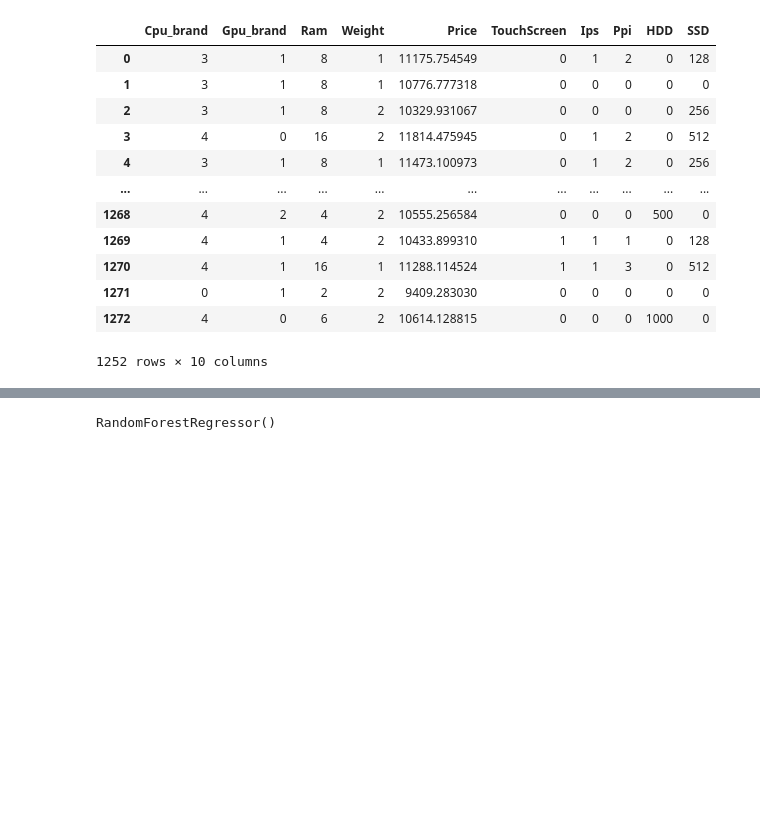
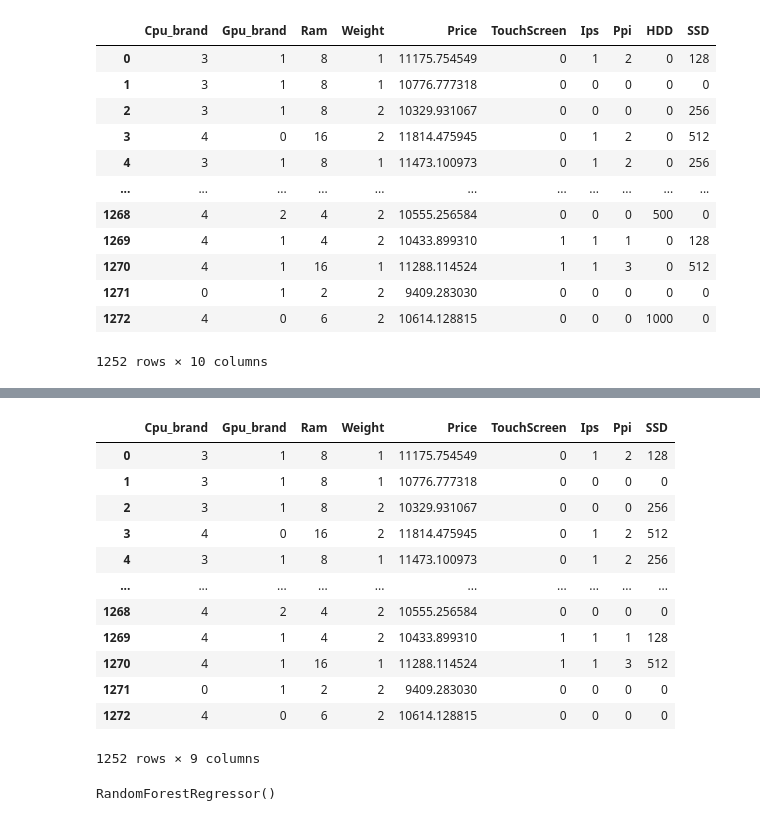
Before and after one commit to Ansh-0/Laptop_Price_Predictor, a Jupyter notebook: laptop_price_predictor.ipynb, the cells around one changed output, grey strips where cells are left out. Cells and saved outputs as stored; diff of their text form; code cells hidden in the pictures; blank space fills up the shorter version.

Commit message:
removed a column

```diff
--- a/laptop_price_predictor.ipynb
+++ b/laptop_price_predictor.ipynb
@@ -226,3 +240,20 @@ complete_df
+# %%
+complete_df = complete_df.drop('HDD', axis=1)
+complete_df
+# %% [output]
+|  | Cpu_brand | Gpu_brand | Ram | Weight | Price | TouchScreen | Ips | Ppi | SSD |
+| 0 | 3 | 1 | 8 | 1 | 11175.754549 | 0 | 1 | 2 | 128 |
+| 1 | 3 | 1 | 8 | 1 | 10776.777318 | 0 | 0 | 0 | 0 |
+| 2 | 3 | 1 | 8 | 2 | 10329.931067 | 0 | 0 | 0 | 256 |
+| 3 | 4 | 0 | 16 | 2 | 11814.475945 | 0 | 1 | 2 | 512 |
+| 4 | 3 | 1 | 8 | 1 | 11473.100973 | 0 | 1 | 2 | 256 |
+| ... | ... | ... | ... | ... | ... | ... | ... | ... | ... |
+| 1268 | 4 | 2 | 4 | 2 | 10555.256584 | 0 | 0 | 0 | 0 |
+| 1269 | 4 | 1 | 4 | 2 | 10433.899310 | 1 | 1 | 1 | 128 |
+| 1270 | 4 | 1 | 16 | 1 | 11288.114524 | 1 | 1 | 3 | 512 |
+| 1271 | 0 | 1 | 2 | 2 | 9409.283030 | 0 | 0 | 0 | 0 |
+| 1272 | 4 | 0 | 6 | 2 | 10614.128815 | 0 | 0 | 0 | 0 |
+1252 rows × 9 columns
 # %%
 x = complete_df.drop('Price', axis=1)
 y = complete_df[['Price']]
```
Also changed, not shown: parts of 5 cells of this notebook.
